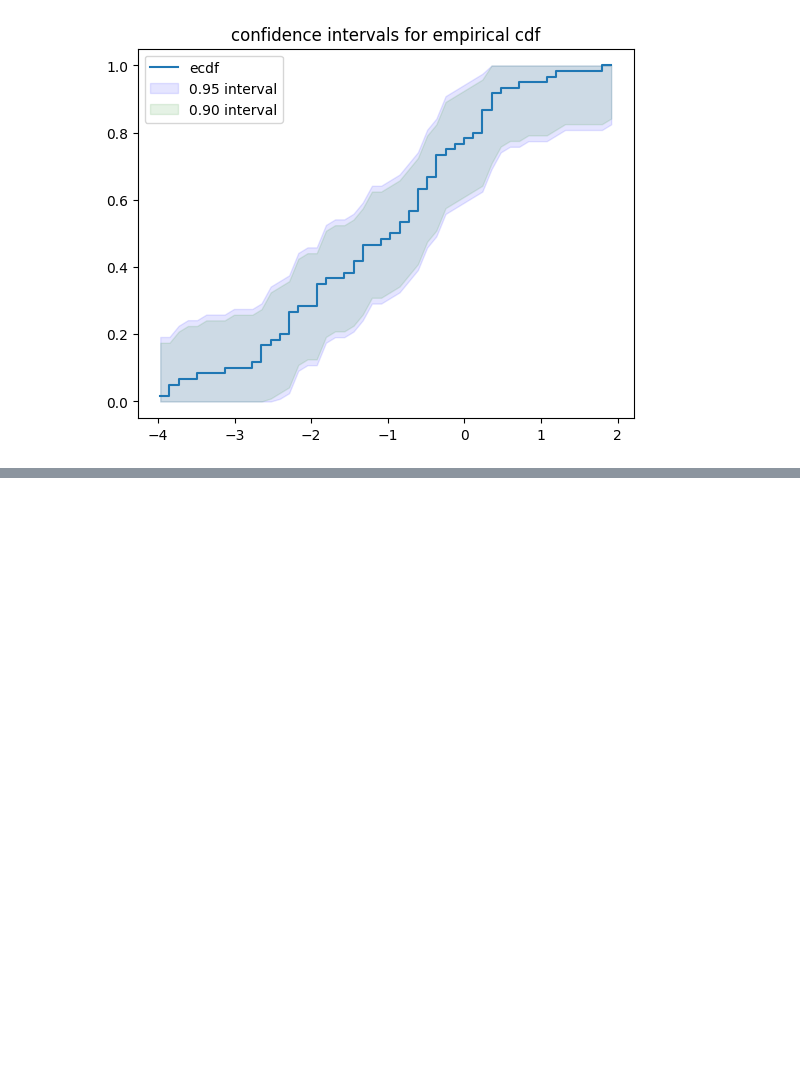
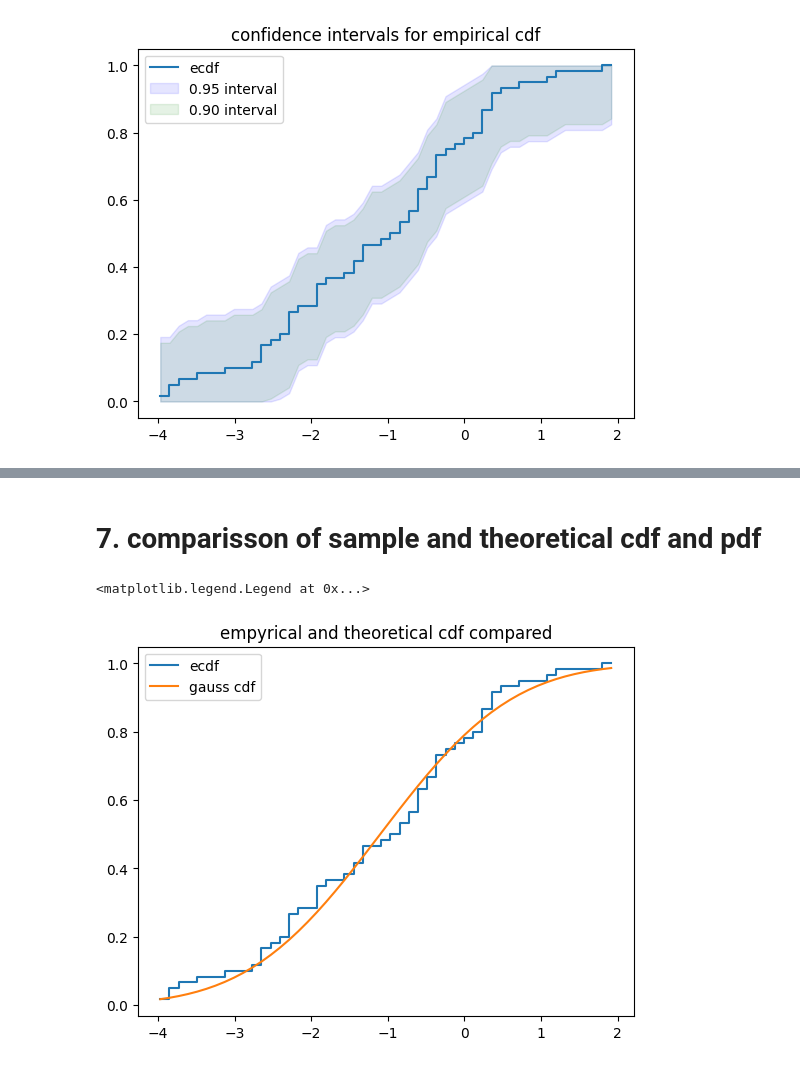
Before and after one commit to PIDAMI/multidim_stat_lab, a Jupyter notebook: lab1/lab1.ipynb, the cells around one changed output, grey strips where cells are left out. Saved outputs shown, nothing was run; the diff lists cells and outputs as text; code cells hidden in the pictures; blank space fills up the shorter version.

```diff
--- a/lab1/lab1.ipynb
+++ b/lab1/lab1.ipynb
@@ -77,0 +162,14 @@ plot.legend(["ecdf", "0.95 interval", "0.90 interval"])
+# %%
+ml_exp = mean
+ml_var = var
+# %% [markdown]
+# 7. comparisson of sample and theoretical cdf and pdf
+# %%
+fig, ax = plot.subplots()
+ax.step(x,y)
+ax.plot(x, stat.norm.cdf(x, loc=ml_exp, scale=ml_var**0.5))
+plot.title("empyrical and theoretical cdf compared")
+plot.legend(["ecdf", "gauss cdf"])
+# %% [output]
+<matplotlib.legend.Legend at 0x...>
+[figure, added]
```
Also changed, not shown: parts of 8 cells of this notebook.
